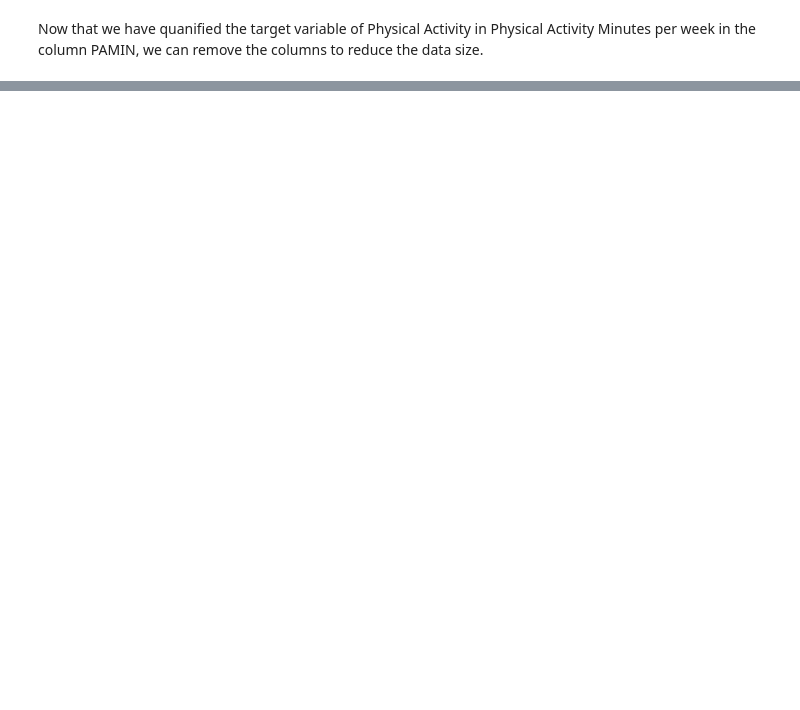
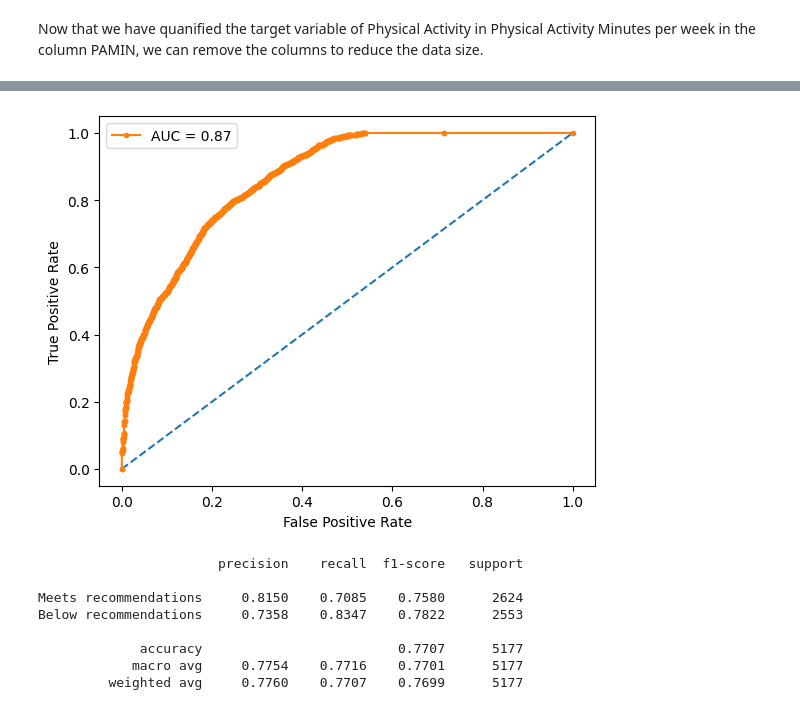
Before and after one commit to jkeifer25/NHANESPA_Analysis, a Jupyter notebook: analysis.ipynb, the cells around one changed output, grey strips where cells are left out. Saved outputs shown, nothing was run; the diff lists cells and outputs as text; code cells hidden in the pictures; blank space fills up the shorter version.

```diff
--- a/analysis.ipynb
+++ b/analysis.ipynb
@@ -209,0 +245,3 @@ KeyboardInterrupt:
+# %%
+y_encoded = (y >= 150).astype(int)
+y_encoded.value_counts()
@@ -209,0 +253,8 @@ KeyboardInterrupt:
+# %%
+smote = SMOTE()
+x, y = smote.fit_resample(x, y_encoded)
+
+bal_data = pd.DataFrame(x, columns=xf)
+bal_data[target] = y
+
+print(y.value_counts())
@@ -209,0 +283,17 @@ KeyboardInterrupt:
+# %%
+def roc_plot(model, Test_X, Test_Y):
+    prob = model.predict_proba(Test_X)
+    ref = [0 for _ in range(len(Test_Y))]
+    ref_auc = roc_auc_score(Test_Y, ref)
+    lr_auc = roc_auc_score(Test_Y, prob[:, 1])
+
+
+    ns_fpr, ns_tpr, _ = roc_curve(Test_Y, ref)
+    lr_fpr, lr_tpr, _ = roc_curve(Test_Y, prob[:,1])
+
+    plt.plot(ns_fpr, ns_tpr, linestyle='--')
+    plt.plot(lr_fpr, lr_tpr, marker='.', label='AUC = {}'.format(round(roc_auc_score(Test_Y, prob[:,1]),2)))
+    plt.xlabel('False Positive Rate')
+    plt.ylabel('True Positive Rate')
+    plt.legend()
+    plt.show()
@@ -209,0 +398,27 @@ KeyboardInterrupt:
+# %%
+mlp = MLPClassifier(solver="adam", max_iter=5000, activation = "relu",
+                    hidden_layer_sizes = (12),
+                    alpha = 0.01,
+                    batch_size = 64,
+                    learning_rate_init = 0.001,
+                    random_state=2)
+
+mlp.fit(Train_X, Train_Y.values.ravel())
+y_pred_mlp = mlp.predict(Test_X)
+
+mlp_plot = roc_plot(mlp, Test_X, Test_Y)
+
+
+print(classification_report(Test_Y, y_pred_mlp,
+                            digits = 4,
+                            target_names=labels))
+# %% [output]
+[figure, added]
+                       precision    recall  f1-score   support
+
+Meets recommendations     0.8150    0.7085    0.7580      2624
+Below recommendations     0.7358    0.8347    0.7822      2553
+
+             accuracy                         0.7707      5177
+            macro avg     0.7754    0.7716    0.7701      5177
+         weighted avg     0.7760    0.7707    0.7699      5177
```
Also changed, not shown: parts of 19 cells of this notebook.
